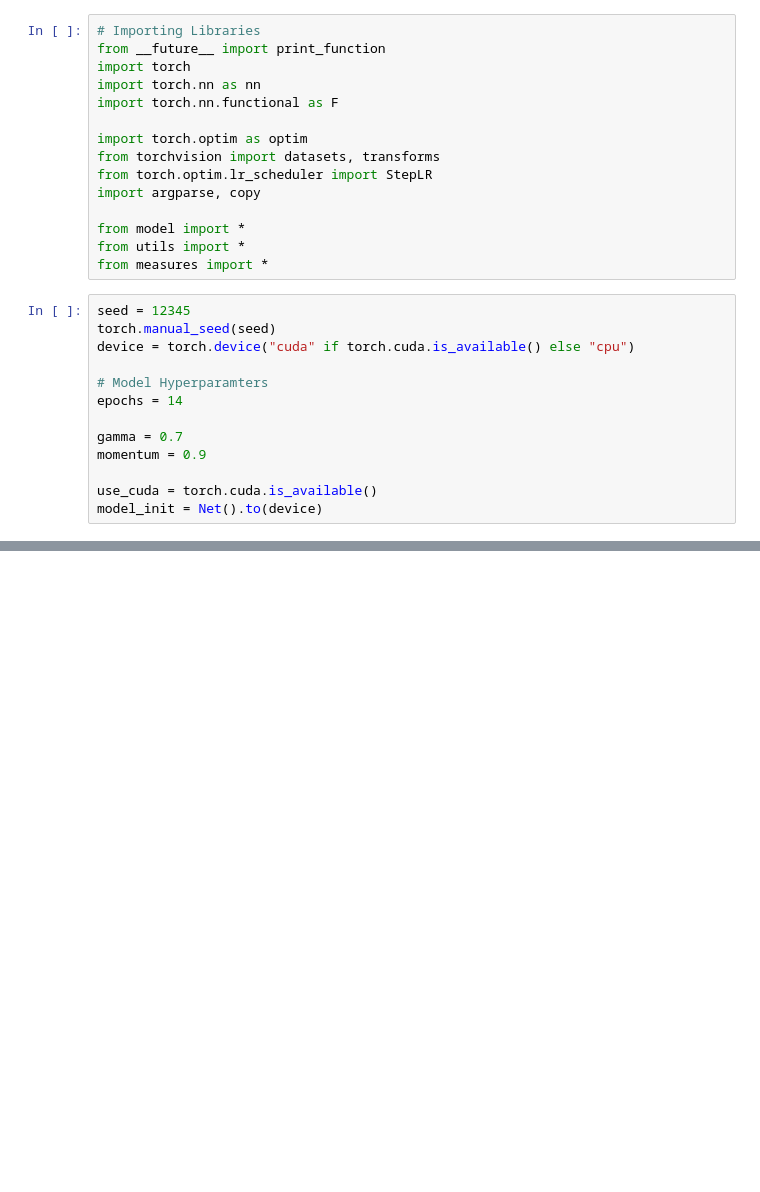
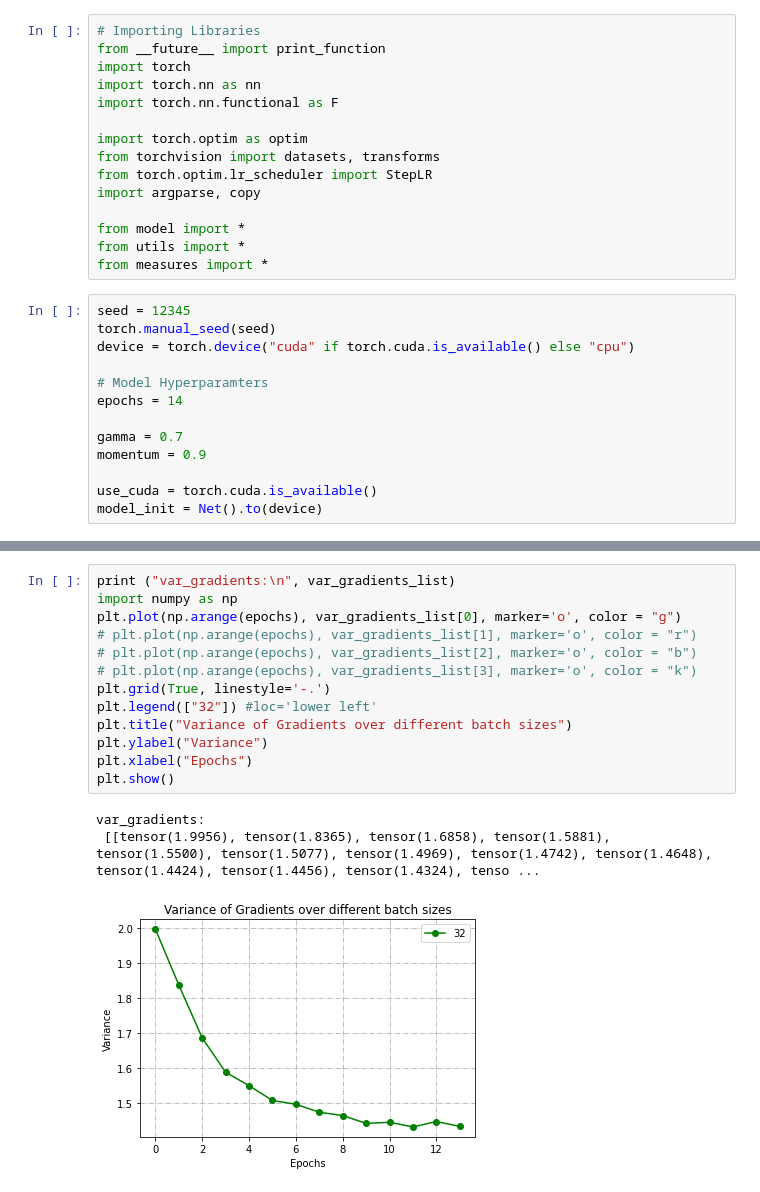
Before and after one commit to manjot4/OptML_Project, a Jupyter notebook: RMSprop_var_grad.ipynb, the cells around one changed output, grey strips where cells are left out. Cells and saved outputs as stored; diff of their text form; blank space fills up the shorter version.

```diff
--- a/RMSprop_var_grad.ipynb
+++ b/RMSprop_var_grad.ipynb
@@ -94,3 +107,20 @@ Test set: Average loss: 0.5251, Accuracy: 7869/10000 (79%)
+# %%
+print ("var_gradients:\n", var_gradients_list)
+import numpy as np
+plt.plot(np.arange(epochs), var_gradients_list[0], marker='o', color = "g")
+# plt.plot(np.arange(epochs), var_gradients_list[1], marker='o', color = "r")
+# plt.plot(np.arange(epochs), var_gradients_list[2], marker='o', color = "b")
+# plt.plot(np.arange(epochs), var_gradients_list[3], marker='o', color = "k")
+plt.grid(True, linestyle='-.')
+plt.legend(["32"]) #loc='lower left'
+plt.title("Variance of Gradients over different batch sizes")
+plt.ylabel("Variance")
+plt.xlabel("Epochs")
+plt.show()
+# %% [output]
+var_gradients:
+ [[tensor(1.9956), tensor(1.8365), tensor(1.6858), tensor(1.5881), tensor(1.5500), tensor(1.5077), tensor(1.4969), tensor(1.4742), tensor(1.4648), tensor(1.4424), tensor(1.4456), tensor(1.4324), tenso ...
+[figure, added]
 # %%
 print ("var_gradients:\n", var_gradients_list)
 import numpy as np
```
Also changed, not shown: parts of 11 cells of this notebook, 4 other files.
